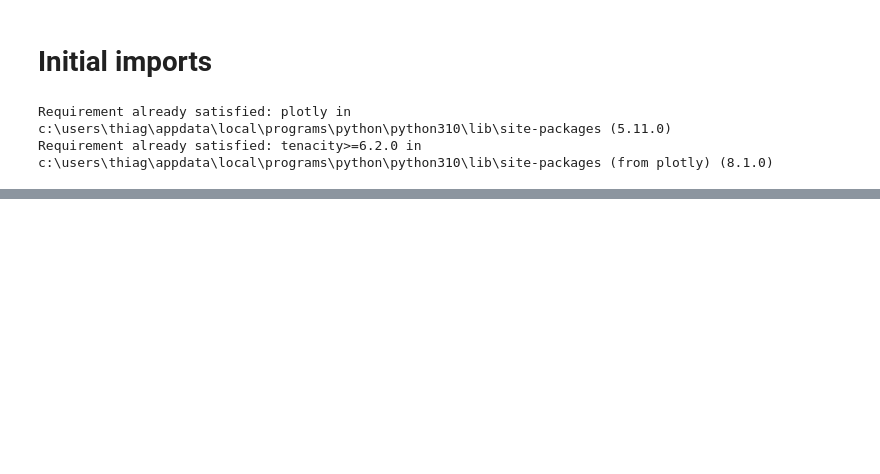
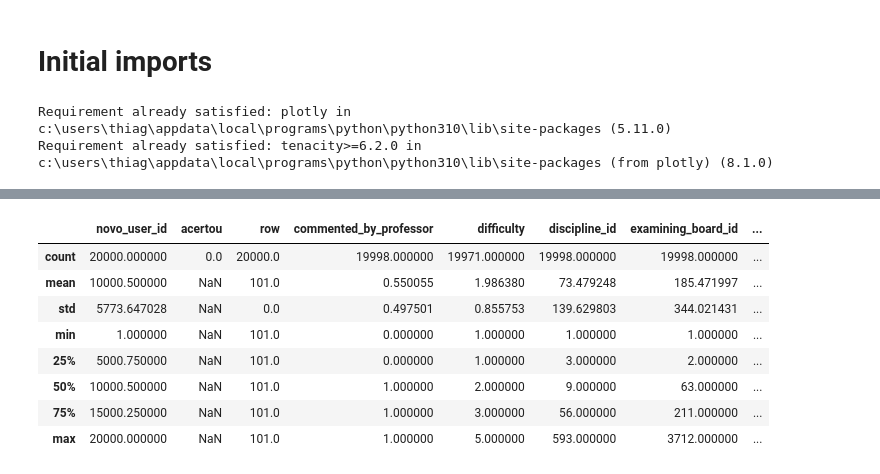
Before and after one commit to thiagoavieira/my-python-repository, a Jupyter notebook: own-jupyter-notebook/main.ipynb, the cells around one changed output, grey strips where cells are left out. Saved outputs shown, nothing was run; the diff lists cells and outputs as text; code cells hidden in the pictures; blank space fills up the shorter version.

```diff
--- a/own-jupyter-notebook/main.ipynb
+++ b/own-jupyter-notebook/main.ipynb
@@ -27,0 +108,12 @@ subjects = pd.read_csv(r'C:\Users\thiag\Downloads\Planilhas Estudos\sigmageek\su
+# %%
+submit.describe() # descreve a tabela com dados como contador, medias
+# %% [output]
+|  | novo_user_id | acertou | row | commented_by_professor | difficulty | discipline_id | examining_board_id | ... |
+| count | 20000.000000 | 0.0 | 20000.0 | 19998.000000 | 19971.000000 | 19998.000000 | 19998.000000 | ... |
+| mean | 10000.500000 | NaN | 101.0 | 0.550055 | 1.986380 | 73.479248 | 185.471997 | ... |
+| std | 5773.647028 | NaN | 0.0 | 0.497501 | 0.855753 | 139.629803 | 344.021431 | ... |
+| min | 1.000000 | NaN | 101.0 | 0.000000 | 1.000000 | 1.000000 | 1.000000 | ... |
+| 25% | 5000.750000 | NaN | 101.0 | 0.000000 | 1.000000 | 3.000000 | 2.000000 | ... |
+| 50% | 10000.500000 | NaN | 101.0 | 1.000000 | 2.000000 | 9.000000 | 63.000000 | ... |
+| 75% | 15000.250000 | NaN | 101.0 | 1.000000 | 3.000000 | 56.000000 | 211.000000 | ... |
+| max | 20000.000000 | NaN | 101.0 | 1.000000 | 5.000000 | 593.000000 | 3712.000000 | ... |
```
Also changed, not shown: parts of 18 cells of this notebook.
